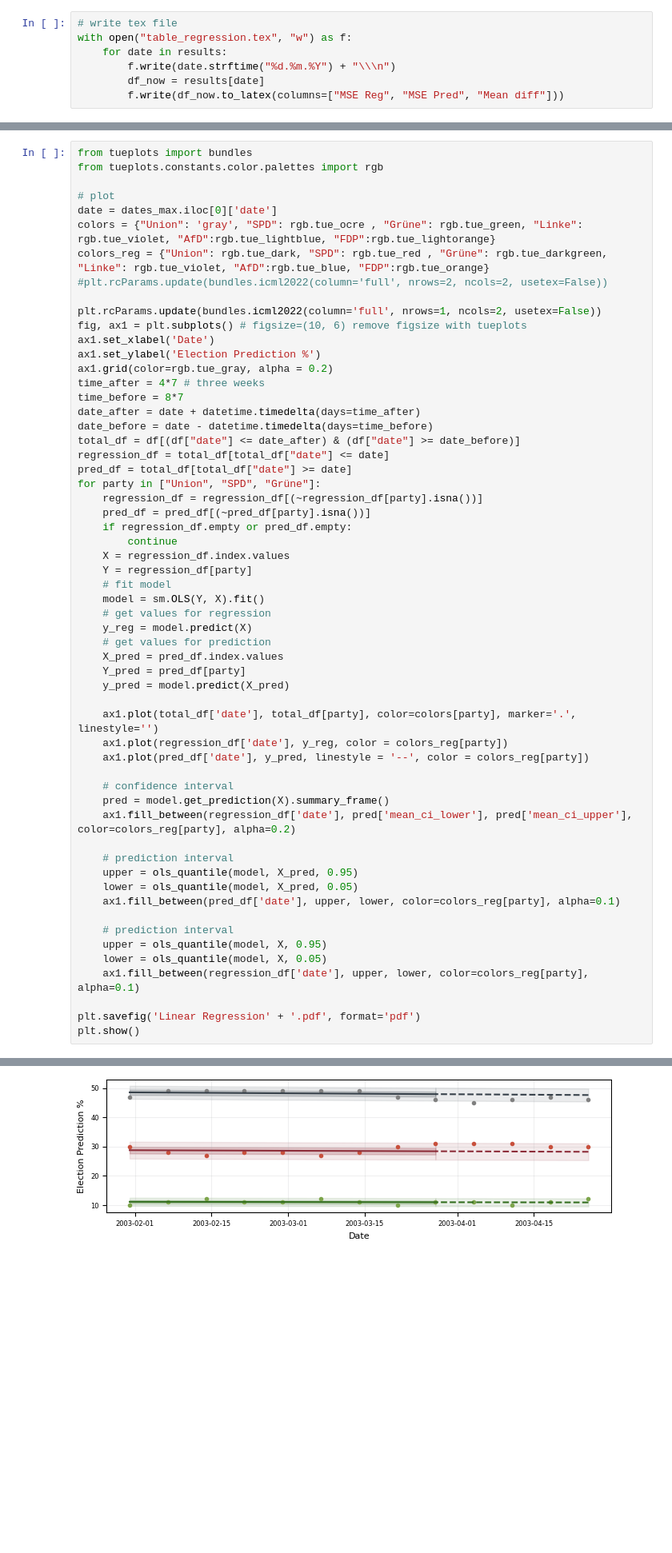
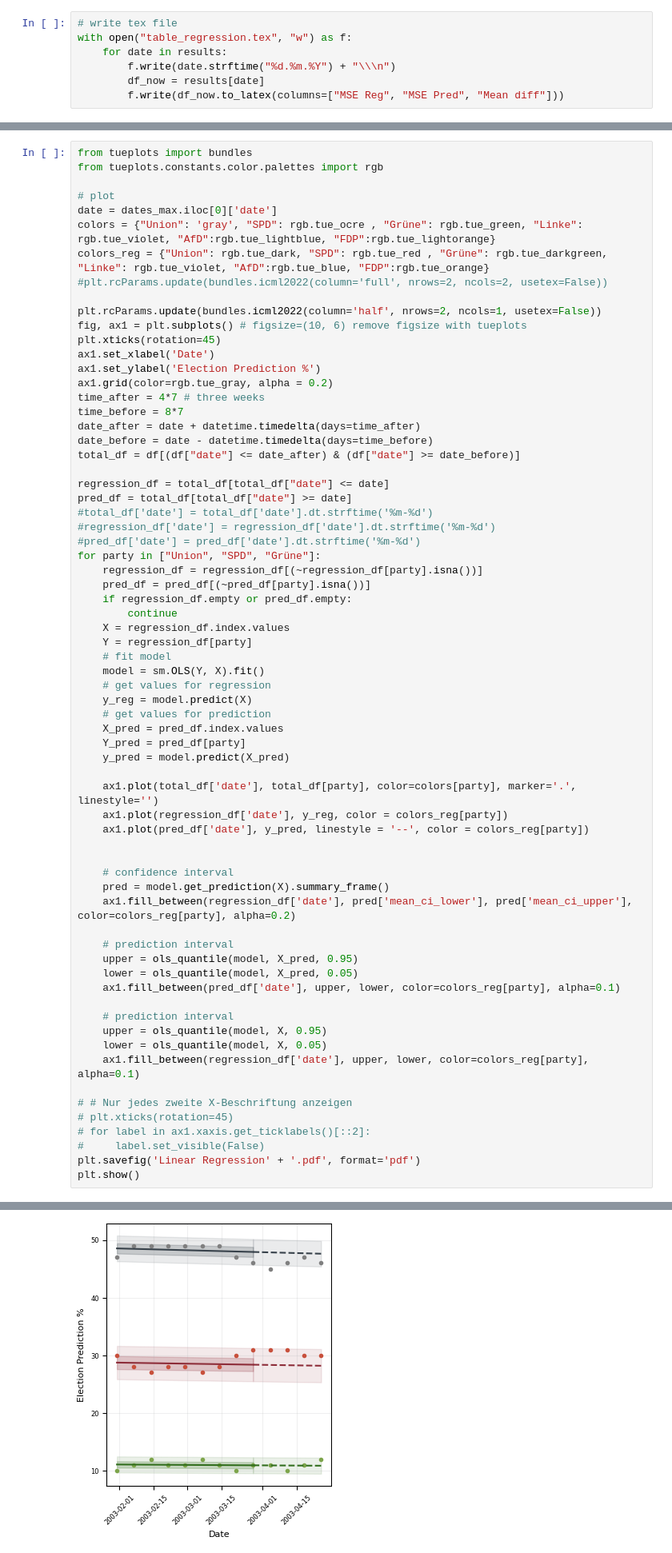
Before and after one commit to schokoblume/Data-Literacy, a Jupyter notebook: Analysis/RegressionPrediction2.ipynb, the cells around one changed output, grey strips where cells are left out. Shown at 80% size. Cells and saved outputs as stored; diff of their text form; blank space fills up the shorter version.

Commit message:
improve plot

```diff
--- a/Analysis/RegressionPrediction2.ipynb
+++ b/Analysis/RegressionPrediction2.ipynb
@@ -128,8 +130,9 @@ colors = {"Union": 'gray', "SPD": rgb.tue_ocre , "Grüne": rgb.tue_green, "Linke
 colors_reg = {"Union": rgb.tue_dark, "SPD": rgb.tue_red , "Grüne": rgb.tue_darkgreen, "Linke": rgb.tue_violet, "AfD":rgb.tue_blue, "FDP":rgb.tue_orange}
 #plt.rcParams.update(bundles.icml2022(column='full', nrows=2, ncols=2, usetex=False))
 
-plt.rcParams.update(bundles.icml2022(column='full', nrows=1, ncols=2, usetex=False))
+plt.rcParams.update(bundles.icml2022(column='half', nrows=2, ncols=1, usetex=False))
 fig, ax1 = plt.subplots() # figsize=(10, 6) remove figsize with tueplots
+plt.xticks(rotation=45)
 ax1.set_xlabel('Date')
 ax1.set_ylabel('Election Prediction %')
 ax1.grid(color=rgb.tue_gray, alpha = 0.2)
@@ -138,8 +141,12 @@ time_before = 8*7
 date_after = date + datetime.timedelta(days=time_after)
 date_before = date - datetime.timedelta(days=time_before)
 total_df = df[(df["date"] <= date_after) & (df["date"] >= date_before)]
+
 regression_df = total_df[total_df["date"] <= date]
 pred_df = total_df[total_df["date"] >= date]
+#total_df['date'] = total_df['date'].dt.strftime('%m-%d')
+#regression_df['date'] = regression_df['date'].dt.strftime('%m-%d')
+#pred_df['date'] = pred_df['date'].dt.strftime('%m-%d')
 for party in ["Union", "SPD", "Grüne"]:
     regression_df = regression_df[(~regression_df[party].isna())]
     pred_df = pred_df[(~pred_df[party].isna())]
@@ -160,6 +167,7 @@ for party in ["Union", "SPD", "Grüne"]:
     ax1.plot(regression_df['date'], y_reg, color = colors_reg[party])
     ax1.plot(pred_df['date'], y_pred, linestyle = '--', color = colors_reg[party])
 
+
     # confidence interval
     pred = model.get_prediction(X).summary_frame()
     ax1.fill_between(regression_df['date'], pred['mean_ci_lower'], pred['mean_ci_upper'], color=colors_reg[party], alpha=0.2)
@@ -167,31 +175,35 @@ for party in ["Union", "SPD", "Grüne"]:
     # prediction interval
     upper = ols_quantile(model, X_pred, 0.95)
     lower = ols_quantile(model, X_pred, 0.05)
     ax1.fill_between(pred_df['date'], upper, lower, color=colors_reg[party], alpha=0.1)
 
     # prediction interval
     upper = ols_quantile(model, X, 0.95)
     lower = ols_quantile(model, X, 0.05)
     ax1.fill_between(regression_df['date'], upper, lower, color=colors_reg[party], alpha=0.1)
 
+# # Nur jedes zweite X-Beschriftung anzeigen
+# plt.xticks(rotation=45)
+# for label in ax1.xaxis.get_ticklabels()[::2]:
+#     label.set_visible(False)
 plt.savefig('Linear Regression' + '.pdf', format='pdf')
 plt.show()
 # %% [output]
 findfont: Generic family 'serif' not found because none of the following families were found: Times
 findfont: Generic family 'serif' not found because none of the following families were found: Times
 findfont: Generic family 'serif' not found because none of the following families were found: Times
 findfont: Generic family 'serif' not found because none of the following families were found: Times
 findfont: Generic family 'serif' not found because none of the following families were found: Times
 findfont: Generic family 'serif' not found because none of the following families were found: Times
 findfont: Generic family 'serif' not found because none of the following families were found: Times
 findfont: Generic family 'serif' not found because none of the following families were found: Times
 findfont: Generic family 'serif' not found because none of the following families were found: Times
 findfont: Generic family 'serif' not found because none of the following families were found: Times
 findfont: Generic family 'serif' not found because none of the following families were found: Times
 findfont: Generic family 'serif' not found because none of the following families were found: Times
 ... (98 lines left out)
 findfont: Generic family 'serif' not found because none of the following families were found: Times
 findfont: Generic family 'serif' not found because none of the following families were found: Times
 findfont: Generic family 'serif' not found because none of the following families were found: Times
 findfont: Generic family 'serif' not found because none of the following families were found: Times
-[figure, old version]
+[figure, new version]
```
Also changed, not shown: parts of 1 cell of this notebook.
